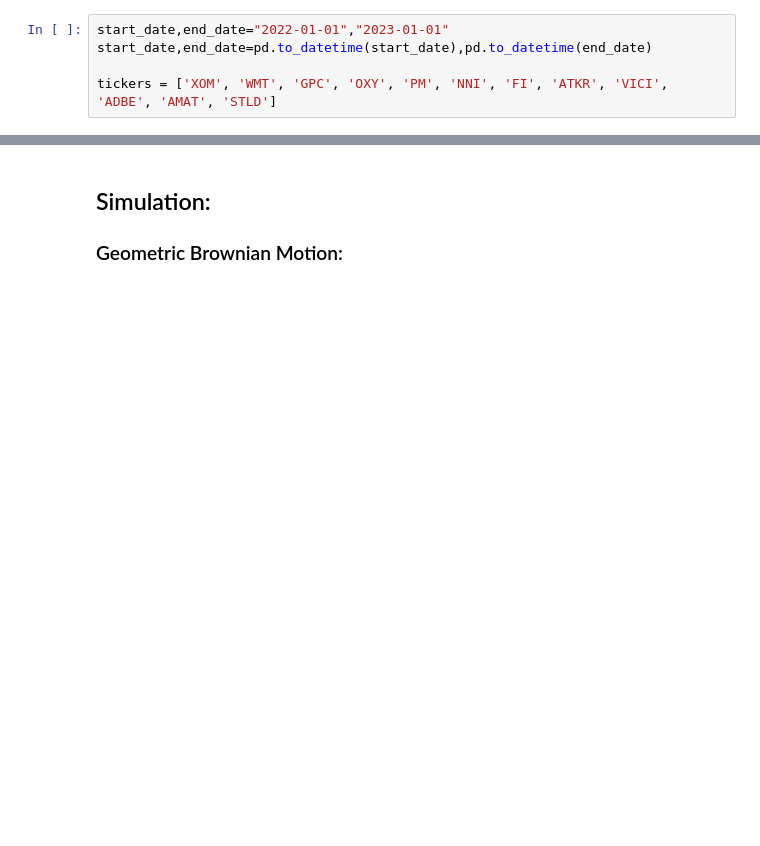
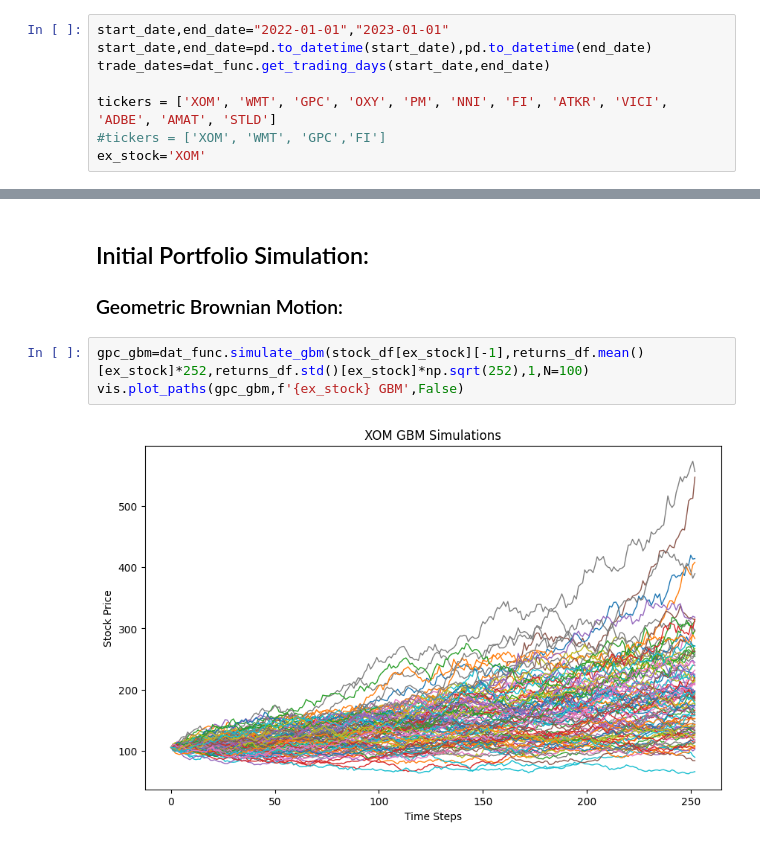
Before and after one commit to wlester3/Equity_Options_Port_Optimization, a Jupyter notebook: Equity_Port_Notebook.ipynb, the cells around one changed output, grey strips where cells are left out. Cells and saved outputs as stored; diff of their text form; blank space fills up the shorter version.

```diff
--- a/Equity_Port_Notebook.ipynb
+++ b/Equity_Port_Notebook.ipynb
@@ -9,6 +12,9 @@ import data_cleaning as dc, visualizations as vis
 # %%
 start_date,end_date="2022-01-01","2023-01-01"
 start_date,end_date=pd.to_datetime(start_date),pd.to_datetime(end_date)
+trade_dates=dat_func.get_trading_days(start_date,end_date)
 
 tickers = ['XOM', 'WMT', 'GPC', 'OXY', 'PM', 'NNI', 'FI', 'ATKR', 'VICI', 'ADBE', 'AMAT', 'STLD']
+#tickers = ['XOM', 'WMT', 'GPC','FI']
+ex_stock='XOM'
 # %%
@@ -35,5 +41,10 @@ Initial Port Sharpe: 1.764809514504046
 Optimal Weights: {'ADBE': 0.0, 'AMAT': 0.0, 'ATKR': 0.0, 'FI': 0.0, 'GPC': 0.259, 'NNI': 0.0, 'OXY': 0.039, 'PM': 0.0, 'STLD': 0.119, 'VICI': 0.0, 'WMT': 0.0, 'XOM': 0.583}
 # %% [markdown]
-## Simulation:
+## Initial Portfolio Simulation:
 ### Geometric Brownian Motion:
+# %%
+gpc_gbm=dat_func.simulate_gbm(stock_df[ex_stock][-1],returns_df.mean()[ex_stock]*252,returns_df.std()[ex_stock]*np.sqrt(252),1,N=100)
+vis.plot_paths(gpc_gbm,f'{ex_stock} GBM',False)
+# %% [output]
+[figure, added]
 # %%
```
Also changed, not shown: parts of 18 cells of this notebook, 5 other files.
